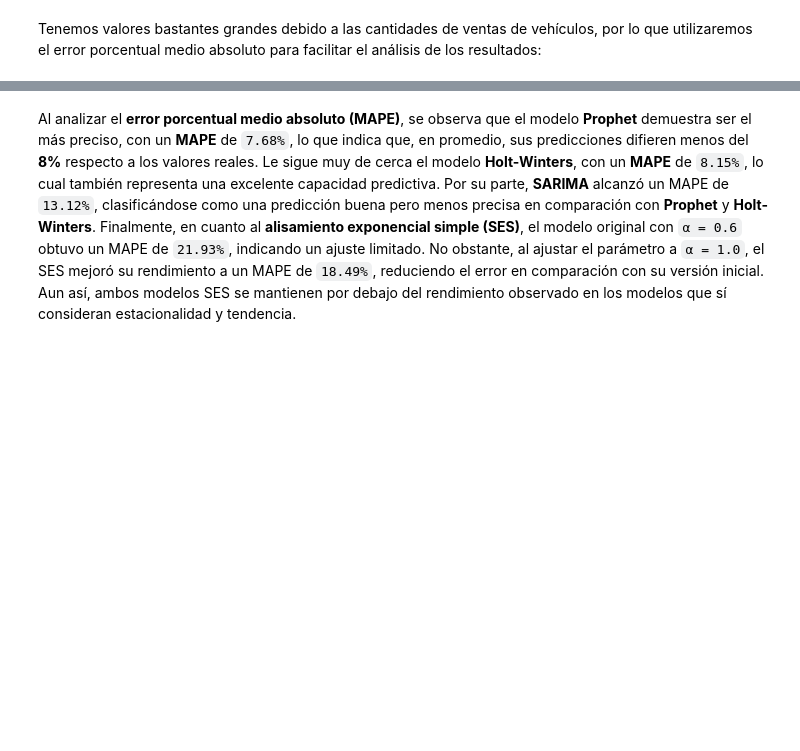
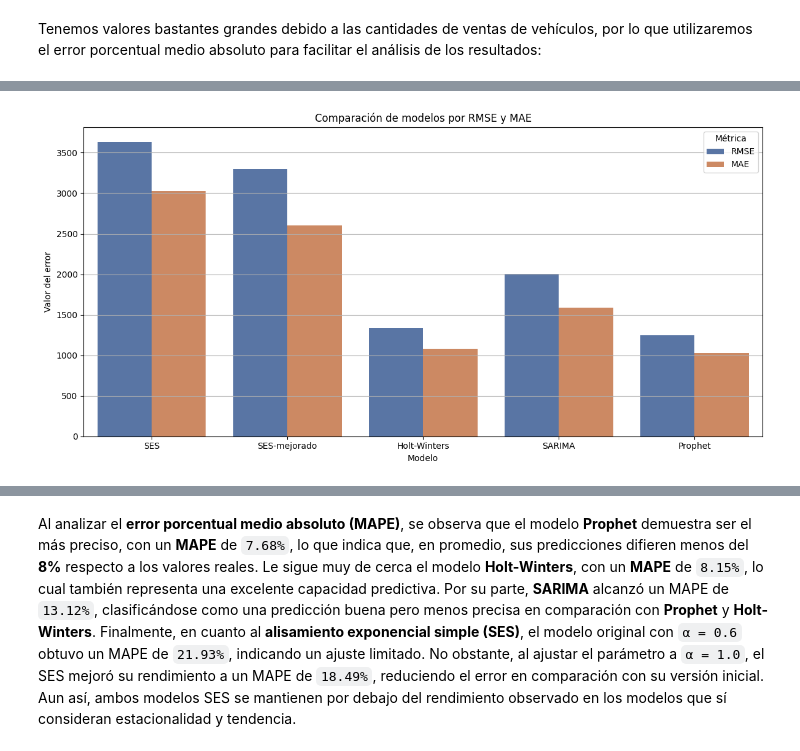
Before and after one commit to alee2602/LAB1-DS, a Jupyter notebook: carsales.ipynb, the cells around one changed output, grey strips where cells are left out. Drawn from its saved outputs; the diff is of its cells as text; code cells hidden in the pictures; blank space fills up the shorter version.

Commit message:
análisis y comparación en main.ipynb

```diff
--- a/carsales.ipynb
+++ b/carsales.ipynb
@@ -260,8 +267,30 @@ SES           3022.918218  3633.474023
 # %% [markdown]
 Tenemos valores bastantes grandes debido a las cantidades de ventas de vehículos, por lo que utilizaremos el error porcentual medio absoluto para facilitar el análisis de los resultados:
 # %%
+import pandas as pd
+import numpy as np
+import matplotlib.pyplot as plt
+import seaborn as sns
+from sklearn.metrics import mean_squared_error, mean_absolute_error
+
+def evaluar_modelo(real, predicho):
+    mae = mean_absolute_error(real, predicho)
+    rmse = np.sqrt(mean_squared_error(real, predicho))
+    return mae, rmse
+
 def calcular_mape(real, predicho):
     return np.mean(np.abs((real - predicho) / real)) * 100
+
+resultados = {
+    'SES': evaluar_modelo(data['Sales'], data['SES']),
+    'SES-mejorado': evaluar_modelo(data['Sales'], data['SES-mejorado']),
+    'Holt-Winters': evaluar_modelo(data['Sales'], data['HW']),
+    'SARIMA': evaluar_modelo(data['Sales'], data['SARIMA']),
+    'Prophet': evaluar_modelo(data['Sales'], data['Prophet'])
+}
+
+resultados_df = pd.DataFrame(resultados, index=['MAE', 'RMSE']).T
+print(resultados_df.sort_values('RMSE'))
 
 mape_resultados = {
     'SES': calcular_mape(data['Sales'], data['SES']),
@@ -273,4 +302,62 @@ mape_resultados = {
 
 for modelo, mape in mape_resultados.items():
     print(f"{modelo}: MAPE = {mape:.2f}%")
+
+resumen = pd.DataFrame([
+    {
+        "Modelo": "SES",
+        "Configuración": "Default",
+        "RMSE": resultados['SES'][1],
+        "MAE": resultados['SES'][0],
+        "MAPE": mape_resultados['SES']
+    },
+    {
+        "Modelo": "SES-mejorado",
+        "Configuración": "Optimized",
+        "RMSE": resultados['SES-mejorado'][1],
+        "MAE": resultados['SES-mejorado'][0],
+        "MAPE": mape_resultados['SES-mejorado']
+    },
+    {
+        "Modelo": "Holt-Winters",
+        "Configuración": "trend=add, seasonal=add, period=12",
+        "RMSE": resultados['Holt-Winters'][1],
+        "MAE": resultados['Holt-Winters'][0],
+        "MAPE": mape_resultados['Holt-Winters']
+    },
+    {
+        "Modelo": "SARIMA",
+        "Configuración": "Default",
+        "RMSE": resultados['SARIMA'][1],
+        "MAE": resultados['SARIMA'][0],
+        "MAPE": mape_resultados['SARIMA']
+    },
+    {
+        "Modelo": "Prophet",
+        "Configuración": "Default",
+        "RMSE": resultados['Prophet'][1],
+        "MAE": resultados['Prophet'][0],
+        "MAPE": mape_resultados['Prophet']
+    }
+])
+resumen_rmse_mae = resumen.melt(id_vars="Modelo", value_vars=["RMSE", "MAE"], var_name="Métrica", value_name="Valor")
+plt.figure(figsize=(12, 6))
+sns.barplot(data=resumen_rmse_mae, x="Modelo", y="Valor", hue="Métrica", palette="deep")
+plt.title("Comparación de modelos por RMSE y MAE")
+plt.ylabel("Valor del error")
+plt.xlabel("Modelo")
+plt.legend(title="Métrica")
+plt.grid(True, axis='y')
+plt.tight_layout()
+plt.show()
+
+resumen_mape = resumen[['Modelo', 'MAPE']]
+plt.figure(figsize=(12, 6))
+sns.barplot(data=resumen_mape, x="Modelo", y="MAPE", color='blue')
+plt.title("Comparación de modelos por MAPE")
+plt.ylabel("MAPE (%)")
+plt.xlabel("Modelo")
+plt.grid(True, axis='y')
+plt.tight_layout()
+plt.show()
 # %% [output]
@@ -277,5 +370,6 @@ for modelo, mape in mape_resultados.items():
 SES: MAPE = 21.93%
 SES-mejorado: MAPE = 18.49%
 Holt-Winters: MAPE = 8.15%
 SARIMA: MAPE = 13.12%
 Prophet: MAPE = 7.68%
+[figure, added]
```
Also changed, not shown: parts of 3 cells of this notebook, 3 other files.
